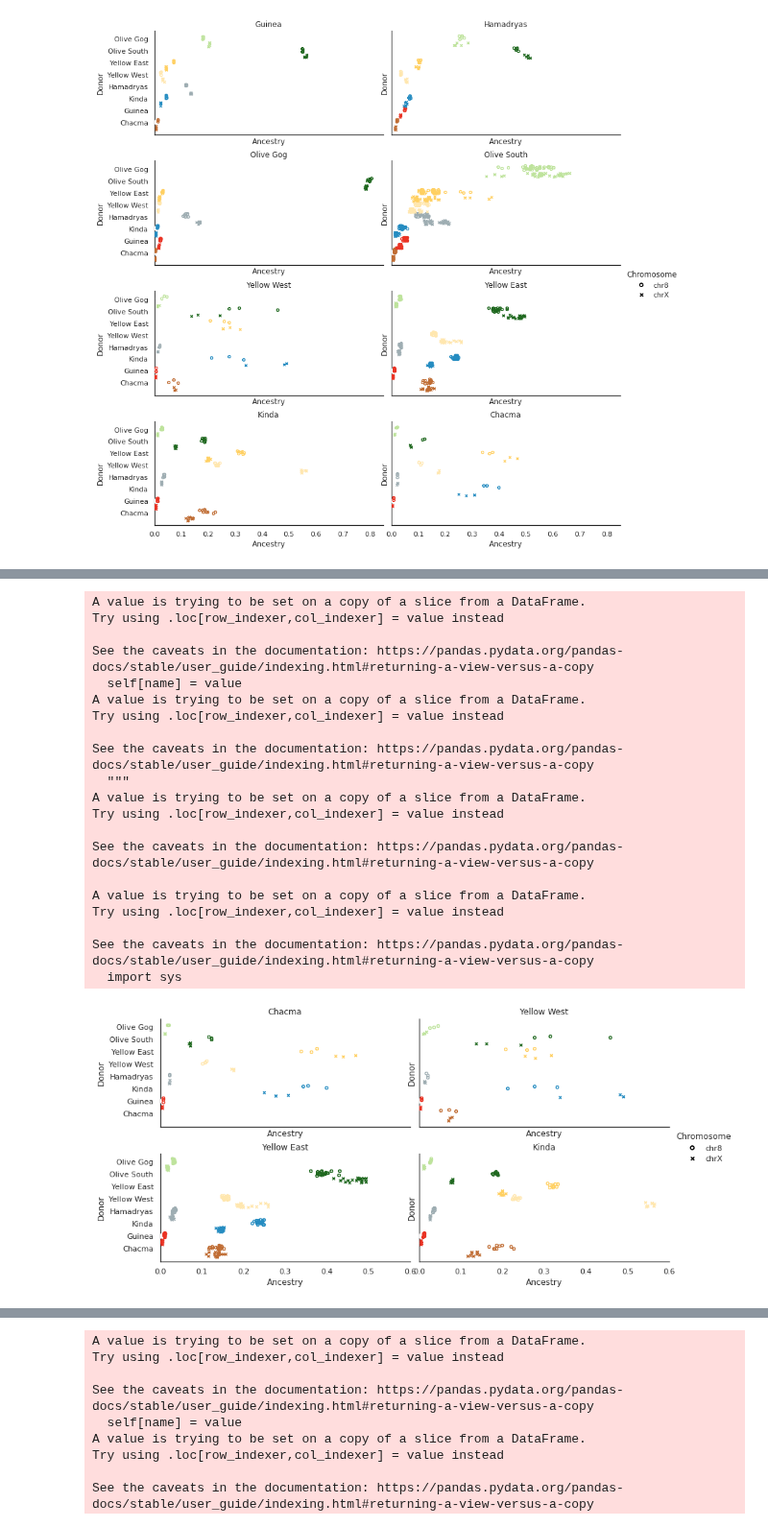
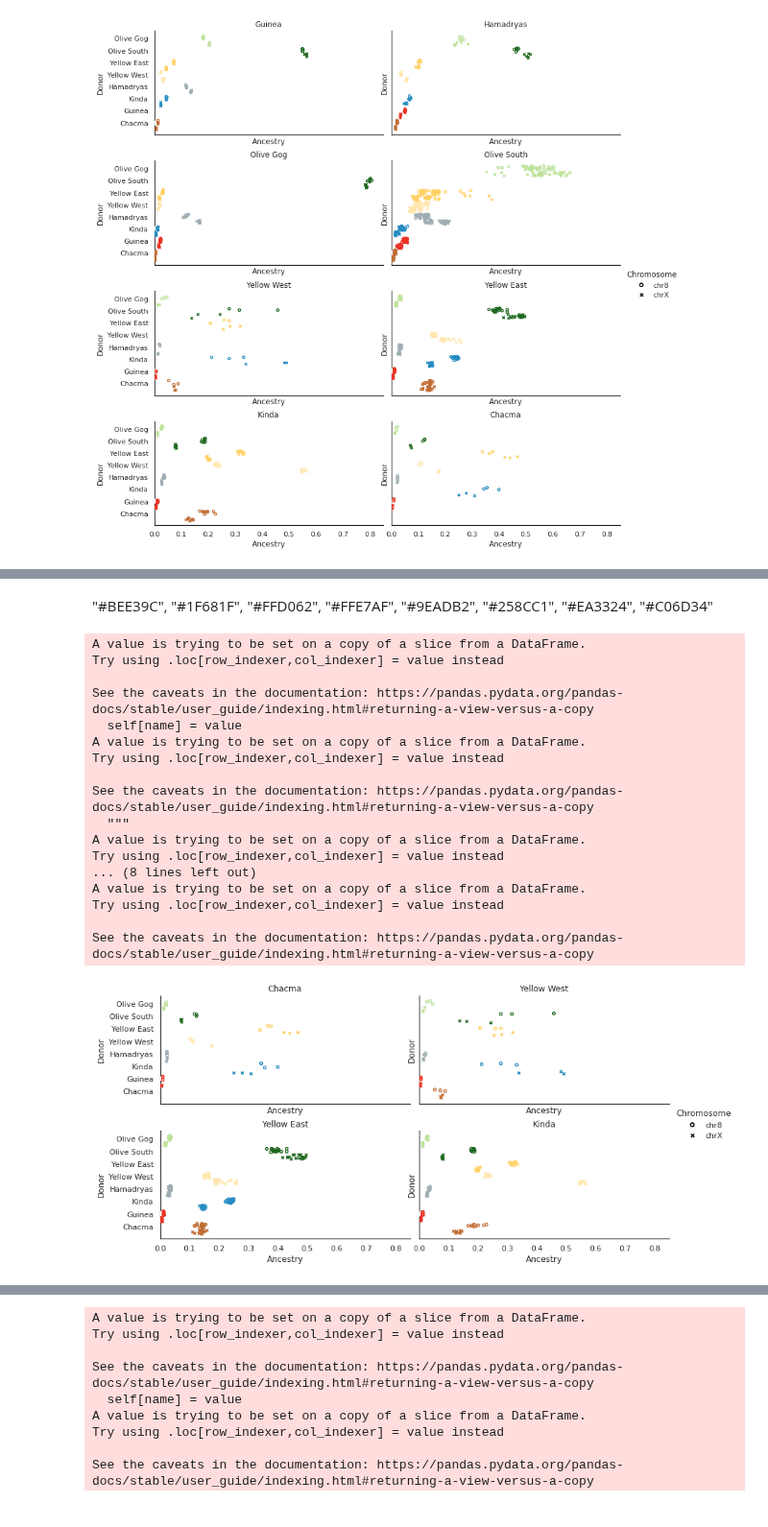
Before and after one commit to erikfogh/baboon_analysis, a Jupyter notebook: notebooks/paint12_other_chrom_ancestry.ipynb, the cells around one changed output, grey strips where cells are left out. Shown at 96% size. Cells and saved outputs as stored; diff of their text form; code cells hidden in the pictures.

```diff
--- a/notebooks/paint12_other_chrom_ancestry.ipynb
+++ b/notebooks/paint12_other_chrom_ancestry.ipynb
@@ -79,7 +82,7 @@ def create_paint_df_lengths(paintfile, idfile):
     all_df = pd.concat(df_l)
     return all_df
 
-def fun(a, b, markercat, markers, jitter=0.35, dodge=0.3, label=None, data=None, **kwargs):
+def fun(a, b, markercat, markers, jitter=0.35, dodge=0.25, label=None, data=None, **kwargs):
     offsets = dict((zip(data[markercat].cat.categories, np.linspace(-1, 1, len(data[markercat].cat.categories)))))
     colors = dict(zip(data[b].cat.categories.values, sns.color_palette()))
     ax = sns.stripplot(x=data[a], y=data[b],
@@ -219,7 +222,7 @@ with sns.color_palette(palette):
                       margin_titles=True, legend_out=True, height=3, aspect=2,
                       col_wrap=2, col_order = order_all)
     g.map_dataframe(fun, "Ancestry Percentage", "Population, Donor",
-                    "chrom", markers, data=input_data # hue label and dictionary mapping "hues" to markers are required
+                    "chrom", markers, data=input_data_sub # hue label and dictionary mapping "hues" to markers are required
                    )
         # nice labels:
     for ax in g.axes.flat:
@@ -256,6 +259,10 @@ input_data_sub.chrom = input_data_sub.chrom.astype("category")
 input_data_sub["Population, Donor"] = input_data_sub["Population, Donor"].astype("category")
 input_data_sub["Population, Recipient"] = input_data_sub["Population, Recipient"].astype("category")
 input_data_sub["Population, Donor"] = input_data_sub["Population, Donor"].cat.remove_unused_categories()
+input_data_sub["Population, Donor"] = input_data_sub["Population, Donor"].cat.reorder_categories(name_order)
+
+palette_subset = {key: color_dir_8[key] for key in name_order}
+palette = sns.color_palette(palette_subset.values())
 
 palette_subset = {key: color_dir_8[key] for key in name_order}
 palette = sns.color_palette(palette_subset.values())
@@ -263,9 +270,10 @@ markers = {'chr8':"$\u25EF$", 'chrX':"$\u00D7$"}
 
 with sns.color_palette(palette):
     g = sns.FacetGrid(col="Population, Recipient", hue="chrom", data=input_data_sub,
-                      margin_titles=True, legend_out=True, height=3, aspect=2, col_wrap=2, col_order = order_all)
+                      margin_titles=True, legend_out=True, height=3, aspect=2,
+                      col_wrap=2, col_order = order_all)
     g.map_dataframe(fun, "Ancestry Percentage", "Population, Donor",
-                    "chrom", markers, data=input_data # hue label and dictionary mapping "hues" to markers are required
+                    "chrom", markers, data=input_data_sub # hue label and dictionary mapping "hues" to markers are required
                    )
         # nice labels:
     for ax in g.axes.flat:
@@ -294,3 +367,6 @@ plt.savefig("../figures/baboon_ancestry/ancestry_8pop.png", dpi=300, bbox_inches
+# %% [markdown]
+"#BEE39C", "#1F681F", "#FFD062", "#FFE7AF",
+                            "#9EADB2", "#258CC1", "#EA3324", "#C06D34"
 # %%
 order_all = ['Chacma', 'Yellow West', 'Yellow East', 'Kinda']
 
@@ -299,6 +375,10 @@ input_data_sub.chrom = input_data_sub.chrom.astype("category")
 input_data_sub["Population, Donor"] = input_data_sub["Population, Donor"].astype("category")
 input_data_sub["Population, Recipient"] = input_data_sub["Population, Recipient"].astype("category")
 input_data_sub["Population, Donor"] = input_data_sub["Population, Donor"].cat.remove_unused_categories()
+input_data_sub["Population, Donor"] = input_data_sub["Population, Donor"].cat.reorder_categories(name_order)
+
+palette_subset = {key: color_dir_8[key] for key in name_order}
+palette = sns.color_palette(palette_subset.values())
 
 palette_subset = {key: color_dir_8[key] for key in name_order}
 palette = sns.color_palette(palette_subset.values())
@@ -306,51 +386,49 @@ markers = {'chr8':"$\u25EF$", 'chrX':"$\u00D7$"}
 
 with sns.color_palette(palette):
     g = sns.FacetGrid(col="Population, Recipient", hue="chrom", data=input_data_sub,
-                      margin_titles=True, legend_out=True, height=3, aspect=2, col_wrap=2, col_order = order_all)
+                      margin_titles=True, legend_out=True, height=3, aspect=2,
+                      col_wrap=2, col_order = order_all)
     g.map_dataframe(fun, "Ancestry Percentage", "Population, Donor",
-                    "chrom", markers, data=input_data # hue label and dictionary mapping "hues" to markers are required
+                    "chrom", markers, data=input_data_sub # hue label and dictionary mapping "hues" to markers are required
                    )
         # nice labels:
     for ax in g.axes.flat:
         plt.setp(ax.texts, text="") # remove the original texts, important to do this before setting titles
         g.set_titles(row_template = '{row_name}', col_template = '{col_name}')
-        g.set(xlim=(0, 0.6))
+        g.set(xlim=(0, 0.85))
     # axix labels and rotated labels (this has to be in a separate for-loop)
     #plt.subplots_adjust(hspace=0.2, wspace=0.1)
     for ax in g.axes.flat:
         ax.set_xlabel('Ancestry')
         ax.set_ylabel('Donor')
         plt.setp(ax.texts, rotation="0")
     # build legend content manually
     label_handles = []
     for label, marker in sorted(markers.items()):
         label_handles.append(matplotlib.lines.Line2D([], [], color='black',
                                                      marker=marker, linestyle='None',
                                                      # markersize=10,
                                                      label=label))
     # add legend
     g.add_legend(handles=label_handles, title="Chromosome", label_order=["chr8", "chrX"])
 plt.subplots_adjust(hspace = 0.25)
-plt.savefig("../figures/baboon_ancestry/ancestry_8pop_main_subset.pdf", dpi=300, bbox_inches='tight')
+plt.savefig("../figures/baboon_ancestry/ancestry_8pop_main_subset2.pdf", dpi=300, bbox_inches='tight')
 # %% [output]
 A value is trying to be set on a copy of a slice from a DataFrame.
 Try using .loc[row_indexer,col_indexer] = value instead
 
 See the caveats in the documentation: https://pandas.pydata.org/pandas-docs/stable/user_guide/indexing.html#returning-a-view-versus-a-copy
   self[name] = value
 A value is trying to be set on a copy of a slice from a DataFrame.
 Try using .loc[row_indexer,col_indexer] = value instead
 
 See the caveats in the documentation: https://pandas.pydata.org/pandas-docs/stable/user_guide/indexing.html#returning-a-view-versus-a-copy
   """
 A value is trying to be set on a copy of a slice from a DataFrame.
 Try using .loc[row_indexer,col_indexer] = value instead
-
-See the caveats in the documentation: https://pandas.pydata.org/pandas-docs/stable/user_guide/indexing.html#returning-a-view-versus-a-copy
-
+... (8 lines left out)
 A value is trying to be set on a copy of a slice from a DataFrame.
 Try using .loc[row_indexer,col_indexer] = value instead
 
 See the caveats in the documentation: https://pandas.pydata.org/pandas-docs/stable/user_guide/indexing.html#returning-a-view-versus-a-copy
-  import sys
-[figure, old version]
+[figure, new version]
```
Also changed, not shown: parts of 35 cells of this notebook, 32 other files.
